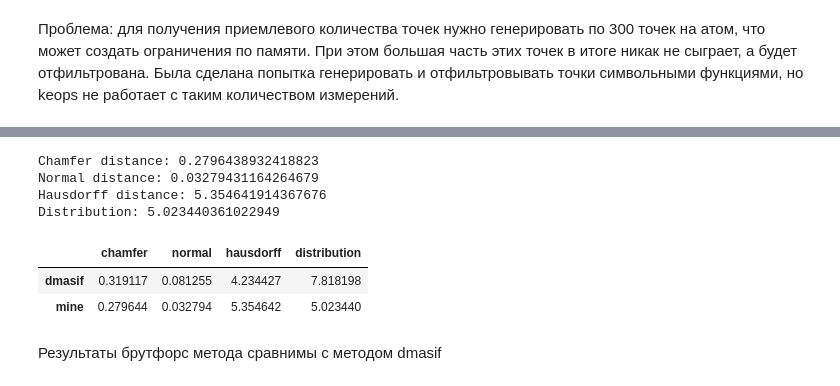
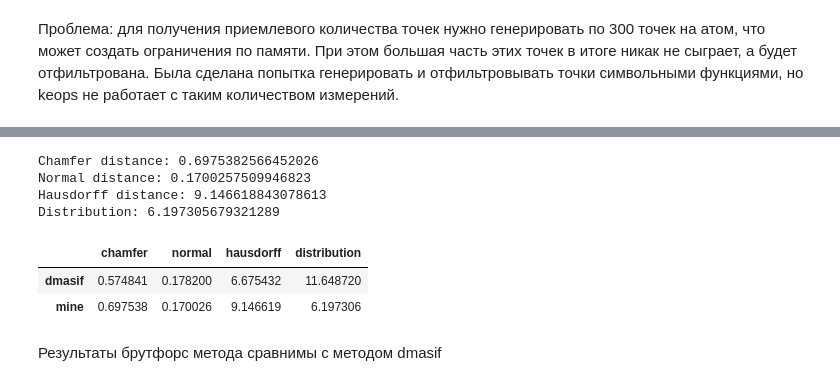
Before and after one commit to geraseva/SESes, a Jupyter notebook: main.ipynb, the cells around one changed output, grey strips where cells are left out. Cells and saved outputs as stored; diff of their text form; code cells hidden in the pictures.

```diff
--- a/main.ipynb
+++ b/main.ipynb
@@ -37,15 +53,15 @@ except KeyError:
 
 from dmasif_surface import get_smooth_surface
 from compute_SES import computeMSMS, computeEDTSurf
-from losses import chamfer_distance, hausdorff_distance, bokov_distribution
+from losses import chamfer_distance, hausdorff_distance, distribution
 
-pdb_dir='protein_data/raw/01-benchmark_pdbs/'
+pdb_dir='protein_data/'
 # %%
-pdb_file=pdb_dir+os.listdir(pdb_dir)[10]
+pdb_file=pdb_dir+os.listdir(pdb_dir)[0]
 
 print(pdb_file)
 
 msms_vert, msms_face, msms_norm=computeMSMS(pdb_file)
-#edt_vert, edt_face=computeEDTSurf(pdb_file)
+edt_vert, edt_face=computeEDTSurf(pdb_file)
 dmasif_vert, dmasif_norm = get_smooth_surface(pdb_file)
 # %% [output]
@@ -94,6 +109,6 @@ Hausdorff distance: 4.234427452087402
 # %%
-msms_bok=bokov_distribution(torch.Tensor(msms_vert), reduction='max')
-dmasif_bok=bokov_distribution(dmasif_vert, reduction='max')
-print('MSMS distribution:',msms_bok.item())
-print('dMaSIF distribution:',dmasif_bok.item())
+msms_dist=distribution(torch.Tensor(msms_vert), reduction='max')
+dmasif_dist=distribution(dmasif_vert, reduction='max')
+print('MSMS distribution:',msms_dist.item())
+print('dMaSIF distribution:',dmasif_dist.item())
 # %% [output]
@@ -146,13 +160,13 @@ print('Chamfer distance:',m_ch_loss.item())
 print('Normal distance:',m_norm_loss.item())
 print('Hausdorff distance:',m_haus_dist.item())
 
-my_bok=bokov_distribution(my_vert, reduction='max')
-print('Distribution:',my_bok.item())
+my_dist=distribution(my_vert, reduction='max')
+print('Distribution:',my_dist.item())
 # %% [output]
-Chamfer distance: 0.2796438932418823
-Normal distance: 0.03279431164264679
-Hausdorff distance: 5.354641914367676
-Distribution: 5.023440361022949
+Chamfer distance: 0.6975382566452026
+Normal distance: 0.1700257509946823
+Hausdorff distance: 9.146618843078613
+Distribution: 6.197305679321289
 # %%
 loss_col=chamfer_distance( my_vert, torch.Tensor(msms_vert),reduction=None)
 
@@ -170,12 +184,12 @@ fig.update_layout(
 )
 # %%
 pd.DataFrame(index=['dmasif','mine'], columns=['chamfer','normal','hausdorff','distribution'],
-             data=[[d_ch_loss.item(),d_norm_loss.item(), d_haus_dist.item(), dmasif_bok.item()],
-                   [m_ch_loss.item(),m_norm_loss.item(), m_haus_dist.item(), my_bok.item()]])
+             data=[[d_ch_loss.item(),d_norm_loss.item(), d_haus_dist.item(), dmasif_dist.item()],
+                   [m_ch_loss.item(),m_norm_loss.item(), m_haus_dist.item(), my_dist.item()]])
 # %% [output]
 |  | chamfer | normal | hausdorff | distribution |
-| dmasif | 0.319117 | 0.081255 | 4.234427 | 7.818198 |
-| mine | 0.279644 | 0.032794 | 5.354642 | 5.023440 |
+| dmasif | 0.574841 | 0.178200 | 6.675432 | 11.648720 |
+| mine | 0.697538 | 0.170026 | 9.146619 | 6.197306 |
 # %% [markdown]
 Результаты брутфорс метода сравнимы с методом dmasif
 # %% [markdown]
```
Also changed, not shown: parts of 15 cells of this notebook, 4 other files.
